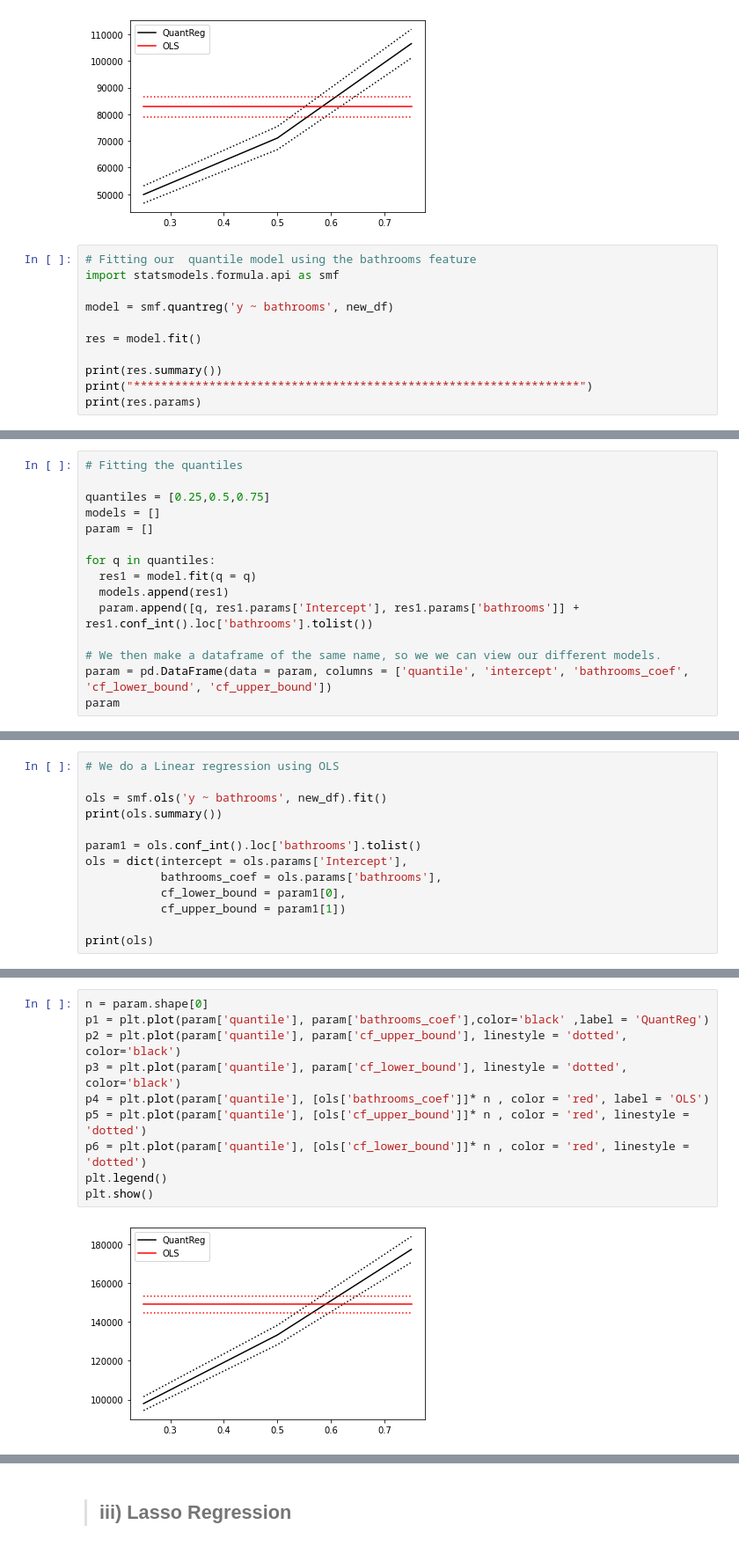
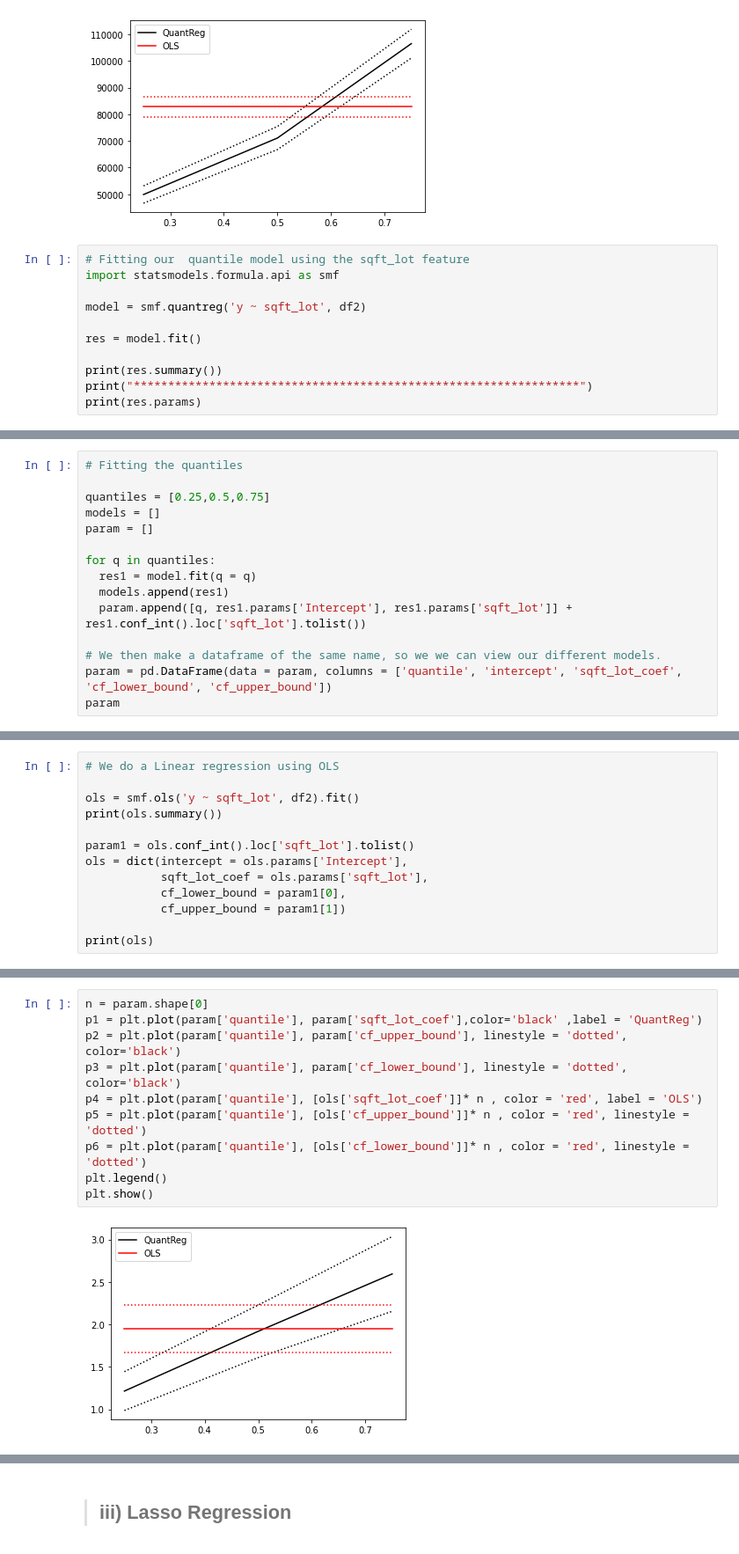
Before and after one commit to Collokd/Core_Week_7_Independent_Project, a Jupyter notebook: Week_7_Independent_Project_Collins_Kemboi.ipynb, the cells around one changed output, grey strips where cells are left out. Shown at 88% size. Drawn from its saved outputs; the diff is of its cells as text.

```diff
--- a/Week_7_Independent_Project_Collins_Kemboi.ipynb
+++ b/Week_7_Independent_Project_Collins_Kemboi.ipynb
@@ -899,10 +887,10 @@ plt.show()
 # %% [output]
 [figure]
 # %%
-# Fitting our  quantile model using the bathrooms feature
+# Fitting our  quantile model using the sqft_lot feature
 import statsmodels.formula.api as smf
 
-model = smf.quantreg('y ~ bathrooms', new_df)
+model = smf.quantreg('y ~ sqft_lot', df2)
 
 res = model.fit()
 
@@ -938,9 +925,9 @@ param = []
 for q in quantiles:
   res1 = model.fit(q = q)
   models.append(res1)
-  param.append([q, res1.params['Intercept'], res1.params['bathrooms']] + res1.conf_int().loc['bathrooms'].tolist())
+  param.append([q, res1.params['Intercept'], res1.params['sqft_lot']] + res1.conf_int().loc['sqft_lot'].tolist())
 
 # We then make a dataframe of the same name, so we we can view our different models.
-param = pd.DataFrame(data = param, columns = ['quantile', 'intercept', 'bathrooms_coef', 'cf_lower_bound', 'cf_upper_bound'])
+param = pd.DataFrame(data = param, columns = ['quantile', 'intercept', 'sqft_lot_coef', 'cf_lower_bound', 'cf_upper_bound'])
 param
 # %% [output]
@@ -951,12 +938,12 @@ param
 # %%
 # We do a Linear regression using OLS
 
-ols = smf.ols('y ~ bathrooms', new_df).fit()
+ols = smf.ols('y ~ sqft_lot', df2).fit()
 print(ols.summary())
 
-param1 = ols.conf_int().loc['bathrooms'].tolist()
+param1 = ols.conf_int().loc['sqft_lot'].tolist()
 ols = dict(intercept = ols.params['Intercept'],
-           bathrooms_coef = ols.params['bathrooms'],
+           sqft_lot_coef = ols.params['sqft_lot'],
            cf_lower_bound = param1[0],
            cf_upper_bound = param1[1])
 
@@ -993,12 +980,12 @@ Text(0, 0.5, 'y')
 # %%
 n = param.shape[0]
-p1 = plt.plot(param['quantile'], param['bathrooms_coef'],color='black' ,label = 'QuantReg')
+p1 = plt.plot(param['quantile'], param['sqft_lot_coef'],color='black' ,label = 'QuantReg')
 p2 = plt.plot(param['quantile'], param['cf_upper_bound'], linestyle = 'dotted', color='black')
 p3 = plt.plot(param['quantile'], param['cf_lower_bound'], linestyle = 'dotted', color='black')
-p4 = plt.plot(param['quantile'], [ols['bathrooms_coef']]* n , color = 'red', label = 'OLS')
+p4 = plt.plot(param['quantile'], [ols['sqft_lot_coef']]* n , color = 'red', label = 'OLS')
 p5 = plt.plot(param['quantile'], [ols['cf_upper_bound']]* n , color = 'red', linestyle = 'dotted')
 p6 = plt.plot(param['quantile'], [ols['cf_lower_bound']]* n , color = 'red', linestyle = 'dotted')
 plt.legend()
 plt.show()
 # %% [output]
-[figure, old version]
+[figure, new version]
```
Also changed, not shown: parts of 23 cells of this notebook.
